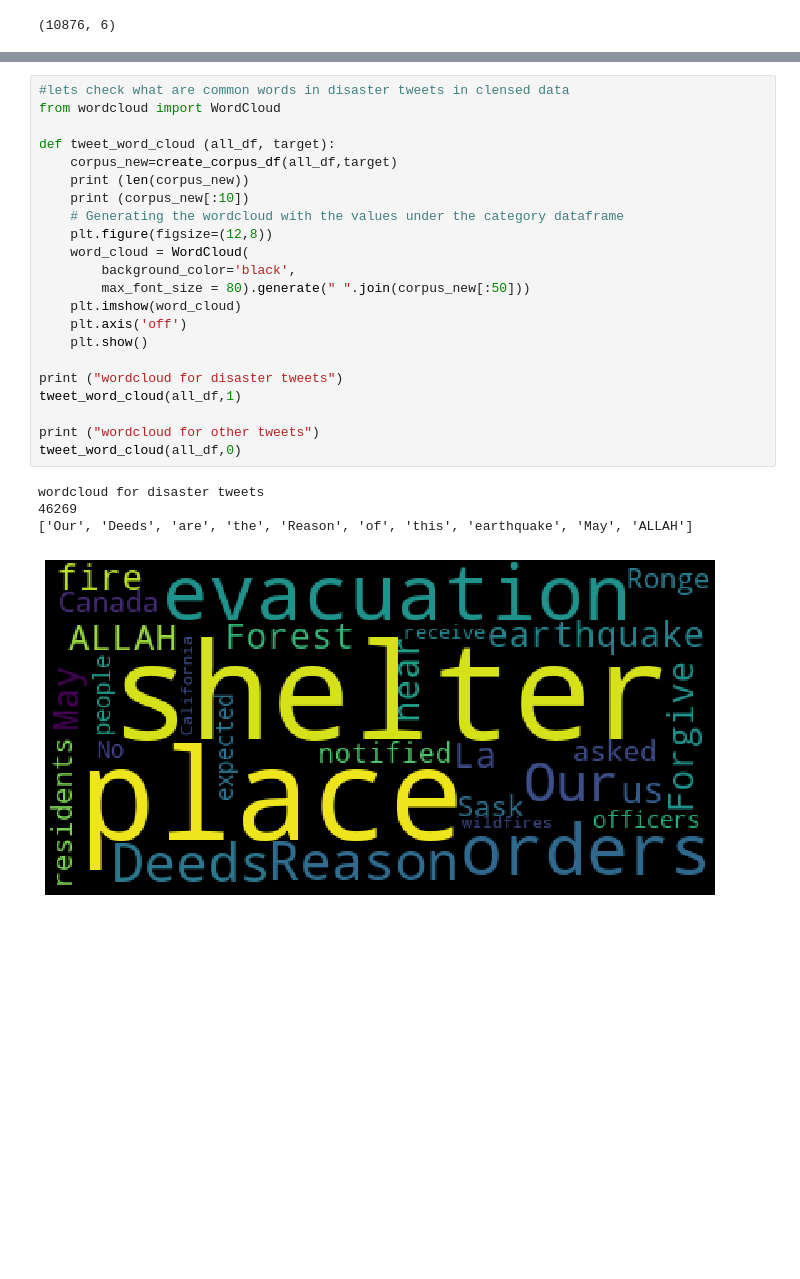
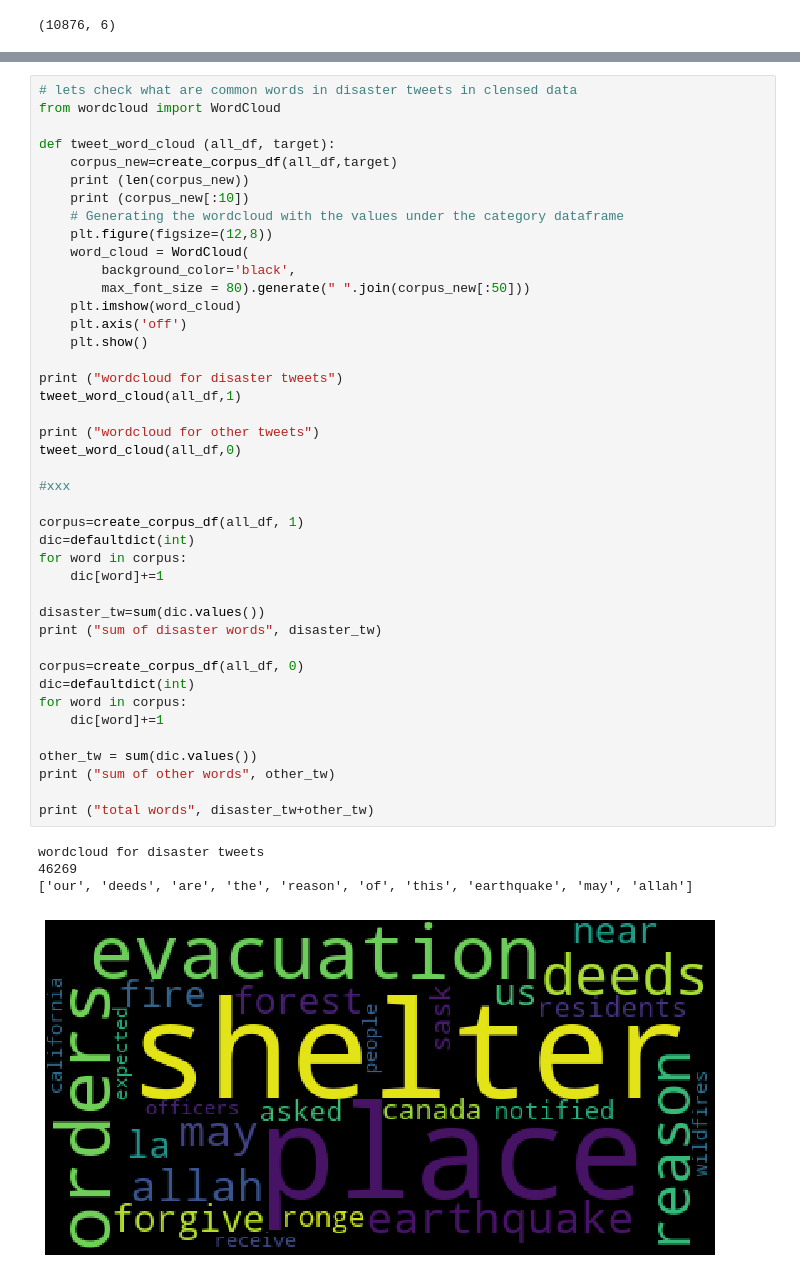
Before and after one commit to maraffi881/Aalto-DiplomaInAI, a Jupyter notebook: DataExploration.ipynb, the cells around one changed output, grey strips where cells are left out. Saved outputs shown, nothing was run; the diff lists cells and outputs as text; blank space fills up the shorter version.

```diff
--- a/DataExploration.ipynb
+++ b/DataExploration.ipynb
@@ -247,30 +253,50 @@ Index(['id', 'keyword', 'length', 'location', 'target', 'text'], dtype='object')
 Name: text, dtype: object
 # %%
-#lets check what are common words in disaster tweets in clensed data
+# lets check what are common words in disaster tweets in clensed data
 from wordcloud import WordCloud
 
 def tweet_word_cloud (all_df, target):
     corpus_new=create_corpus_df(all_df,target)
     print (len(corpus_new))
     print (corpus_new[:10])
     # Generating the wordcloud with the values under the category dataframe
     plt.figure(figsize=(12,8))
     word_cloud = WordCloud(
         background_color='black',
         max_font_size = 80).generate(" ".join(corpus_new[:50]))
     plt.imshow(word_cloud)
     plt.axis('off')
     plt.show()
 
 print ("wordcloud for disaster tweets")
 tweet_word_cloud(all_df,1)
 
 print ("wordcloud for other tweets")
 tweet_word_cloud(all_df,0)
+
+#xxx
+
+corpus=create_corpus_df(all_df, 1)
+dic=defaultdict(int)
+for word in corpus:
+    dic[word]+=1
+
+disaster_tw=sum(dic.values())
+print ("sum of disaster words", disaster_tw)
+
+corpus=create_corpus_df(all_df, 0)
+dic=defaultdict(int)
+for word in corpus:
+    dic[word]+=1
+
+other_tw = sum(dic.values())
+print ("sum of other words", other_tw)
+
+print ("total words", disaster_tw+other_tw)
 # %% [output]
 wordcloud for disaster tweets
 46269
-['Our', 'Deeds', 'are', 'the', 'Reason', 'of', 'this', 'earthquake', 'May', 'ALLAH']
+['our', 'deeds', 'are', 'the', 'reason', 'of', 'this', 'earthquake', 'may', 'allah']
-[figure, old version]
+[figure, new version]
 wordcloud for other tweets
 60478
```
Also changed, not shown: parts of 6 cells of this notebook.
